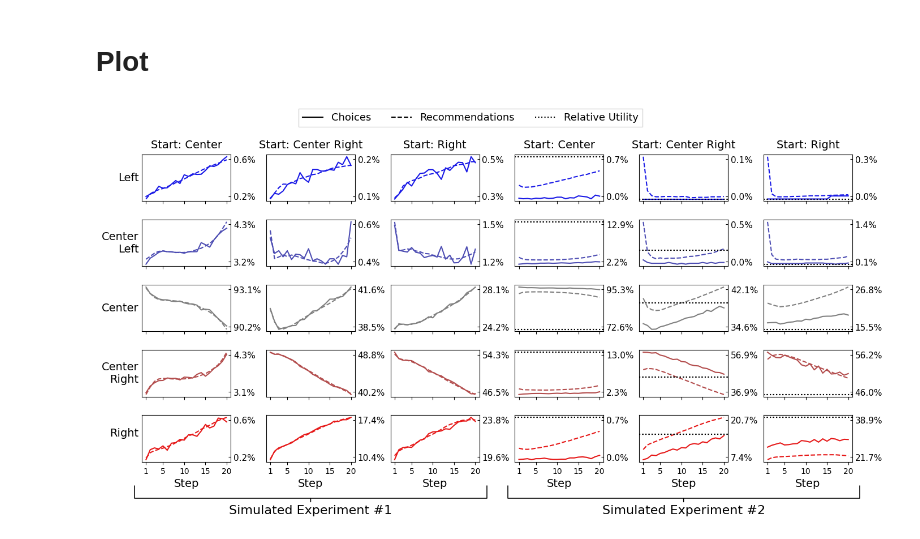
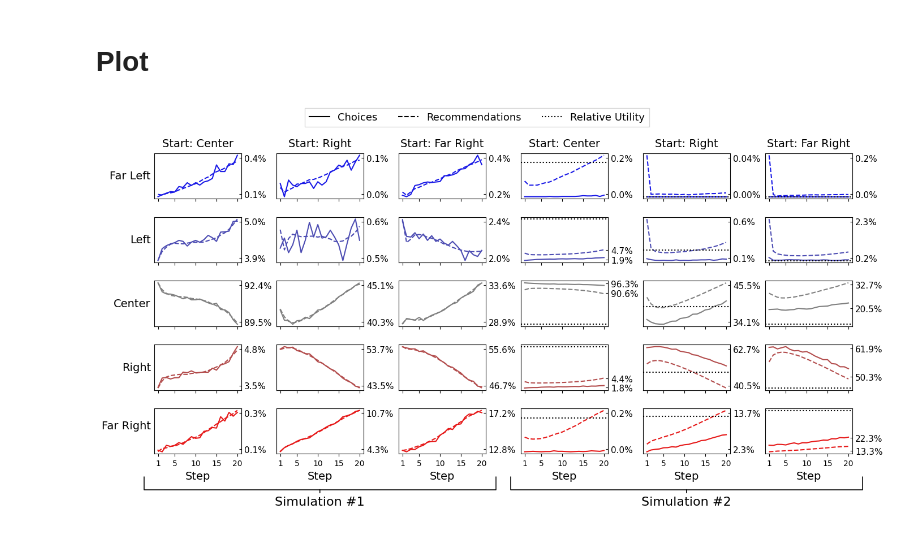
Before and after one commit to epfl-dlab/amplification_paradox, a Jupyter notebook: experiments.ipynb, the cells around one changed output. Saved outputs shown, nothing was run; the diff lists cells and outputs as text; code cells hidden in the pictures.

```diff
--- a/experiments.ipynb
+++ b/experiments.ipynb
@@ -12,5 +16,5 @@ import cfrs
 # %%
-with open("mat.pkl", "rb") as f:
+with open("mat2.pkl", "rb") as f:
     vals = pickle.load(f)
 # %%
 from collections import Counter
@@ -71,20 +75,21 @@ if recompute:
         M, S = tmp["M"], tmp["S"]
         tmp_list_sizes = [0] + list(vals["parameters"]["list_sizes"].cumsum())
         for lower, upper in zip(tmp_list_sizes[:-1], tmp_list_sizes[1:]):
-            for i in range(500):
+            for i in range(300):
                 to_add = [np.random.randint(lower, upper)]
                 topic_start = map_index_to_topic(to_add[0], vals["parameters"]["list_sizes"])
 
                 df = measure_1_round(M, S, to_add, vals["parameters"]["list_sizes"],
-                                     z=20, user_index=0, selection_mode="random")
+                                     z=20, user_index=np.random.randint(0,600),
+                                     selection_mode="random")
                 df["idy"] = i
                 df["sim"] = sim
                 df["topic_start"] = topic_start
                 dfs.append(df)
     dfs1 = pd.concat(dfs)
-    dfs1.to_csv("df_exp.csv.gz", index=False)
+    dfs1.to_csv("df_exp1.csv.gz", index=False)
 else:
-    dfs1 = pd.read_csv("df_exp.csv.gz")
+    dfs1 = pd.read_csv("df_exp1.csv.gz")
 # %% [markdown]
 ## Experiment 2
 # %%
@@ -97,7 +102,7 @@ if recompute:
     for sim in tqdm(range(vals["num_matrices"])):
         tmp = vals["matrices"][sim]
         M, S = tmp["M"], tmp["S"]
-        for i in range(500):
+        for i in range(300 * 6):
             user_index = np.random.randint(0,600)
             tmp_list_sizes = np.array([0] + list(vals["parameters"]["list_sizes"].cumsum()))
             maxval = M.X[user_index, :].argmax()
@@ -119,30 +124,22 @@ if recompute:
             df["topic_start"] = topic_start
             dfs.append(df)
     dfs3 = pd.concat(dfs)
-    dfs3.to_csv("df_exp3.csv.gz", index=False)
+    dfs3.to_csv("df_exp2.csv.gz", index=False)
 else:
-    dfs3 = pd.read_csv("df_exp3.csv.gz")
+    dfs3 = pd.read_csv("df_exp2.csv.gz")
 # %% [markdown]
 # Plot
 # %%
 
-orie_to_low_hi = {
-    "L": (0, 75),
-    "CL": (75, 200),
-    "C": (200, 400),
-    "CR": (400, 525),
-    "R": (525, 600)
-}
+orie_to_low_hi = {'L': (0, 75),
+ 'CL': (75, 200),
+ 'C': (200, 400),
+ 'CR': (400, 525),
+ 'R': (525, 600)}
 
-orie_to_user = {
-    'L': 0,
-    'CL': 140,
-    'C': 300,
-    'CR': 460,
-    'R': 599
-}
 
-fig, axs_ = plt.subplots(5, 6, figsize=(14, 7.4),
+
+fig, axs_ = plt.subplots(5, 6, figsize=(14, 7.252),
                          gridspec_kw={"hspace": 0.4, "wspace": 0.4},
                          sharex=True)
 
@@ -167,11 +164,11 @@ vals_names = np.array(
         'User:C/Measure:R', 'User:CR/Measure:R', 'User:R/Measure:R']]
 )
 
-plt.annotate('Simulated Experiment #1', xy=(0.5, -0.75), xytext=(0.5, -1.05), xycoords=axs_[4, 1].transAxes,
+plt.annotate('Simulation #1', xy=(0.5, -0.75), xytext=(0.5, -1.05), xycoords=axs_[4, 1].transAxes,
             fontsize=16, ha='center', va='center',
             arrowprops=dict(arrowstyle='-[, widthB=14.0, lengthB=1', lw=1.15))
 
-plt.annotate('Simulated Experiment #2', xy=(0.5, -0.75), xytext=(0.5, -1.05), xycoords=axs_[4, 4].transAxes,
+plt.annotate('Simulation #2', xy=(0.5, -0.75), xytext=(0.5, -1.05), xycoords=axs_[4, 4].transAxes,
             fontsize=16, ha='center', va='center',
             arrowprops=dict(arrowstyle='-[, widthB=14.0, lengthB=1', lw=1.15))
 
@@ -190,14 +187,13 @@ color_map = {
 }
 
 ls_map = {
-    "recommendation": "--",
-    "choice": "-",
+    "recommendation": "--", "choice": "-",
 }
-
 
 for dfs, strv_t in zip([dfs3, dfs1], ["User:{}/Measure:{}", "Start:{}/Measure:{}"]):
     for start in ["C", "CR", "R"]:
         tmp_ = dfs[dfs.topic_start == start]
+#         tmp_ = dfs
         for kind in ["recommendation", "choice"]:
             x = tmp_[tmp_.kind == kind].groupby(["idx", "label"]).count().idy.reset_index()
             x_norm = tmp_[tmp_.kind == kind].groupby(["idx"]).count().idy.reset_index()
@@ -209,50 +205,55 @@ for dfs, strv_t in zip([dfs3, dfs1], ["User:{}/Measure:{}", "Start:{}/Measure:{}
                 lo, hi = axs[srtv].get_ylim()
                 diff = (hi-lo) / 10
                 axs[srtv].set_yticks([lo + diff, hi - diff])
-                axs[srtv].set_yticklabels([
-                    "{:.1%}". format(lo + diff),
-                    "{:.1%}". format(hi - diff)
-                ])
-
-                if "User" in strv_t:
+                if (hi + diff) < 0.001:
+                    axs[srtv].set_yticklabels([
+                        "{:.2%}".format(lo + diff),
+                        "{:.2%}".format(hi - diff)
+                    ])
+                else:
+                    axs[srtv].set_yticklabels([
+                        "{:.1%}".format(lo + diff),
+                        "{:.1%}".format(hi - diff)
+                    ])
+                if  kind == "choice" and "Start" not in strv_t:
                     lower, upper = orie_to_low_hi[measure]
                     prop = 0
                     sumprop = 0
 
                     tmp__ =tmp_[(tmp_.kind == "choice") & (tmp_.idx == 0)]
 
                     for useridx, idj in zip(tmp__.user_index,tmp__.sim):
                         prop += vals["matrices"][idj]["M"].X[useridx, lower:upper].sum()
                         sumprop += vals["matrices"][idj]["M"].X[useridx, :].sum()
                     hm =  prop/sumprop
                     axs[srtv].axhline(hm, lw=1.5, ls=":", color="black")
 
-axs_[0, 0].set_ylabel("Left", rotation=0, ha="right", size=14, va="center")
-axs_[1, 0].set_ylabel("Center\nLeft", rotation=0, ha="right", size=14, va="center")
+axs_[0, 0].set_ylabel("Far Left", rotation=0, ha="right", size=14, va="center")
+axs_[1, 0].set_ylabel("Left", rotation=0, ha="right", size=14, va="center")
 axs_[2, 0].set_ylabel("Center", rotation=0, ha="right", size=14, va="center")
-axs_[3, 0].set_ylabel("Center\nRight", rotation=0, ha="right", size=14, va="center")
-axs_[4, 0].set_ylabel("Right", rotation=0, ha="right", size=14)
+axs_[3, 0].set_ylabel("Right", rotation=0, ha="right", size=14, va="center")
+axs_[4, 0].set_ylabel("Far Right", rotation=0, ha="right", size=14)
 axs_[0, 0].set_title("Start: Center", rotation=0, ha="center", size=14, pad=8)
-axs_[0, 1].set_title("Start: Center Right", rotation=0, ha="center", size=14, pad=8)
-axs_[0, 2].set_title("Start: Right", rotation=0, ha="center", size=14, pad=8)
+axs_[0, 1].set_title("Start: Right", rotation=0, ha="center", size=14, pad=8)
+axs_[0, 2].set_title("Start: Far Right", rotation=0, ha="center", size=14, pad=8)
 axs_[0, 3].set_title("Start: Center", rotation=0, ha="center", size=14, pad=8)
-axs_[0, 4].set_title("Start: Center Right", rotation=0, ha="center", size=14, pad=8)
-axs_[0, 5].set_title("Start: Right", rotation=0, ha="center", size=14, pad=8)
+axs_[0, 4].set_title("Start: Right", rotation=0, ha="center", size=14, pad=8)
+axs_[0, 5].set_title("Start: Far Right", rotation=0, ha="center", size=14, pad=8)
 axs_[4, 0].set_xlabel("Step", size=14)
 axs_[4, 1].set_xlabel("Step", size=14)
 axs_[4, 2].set_xlabel("Step", size=14)
 axs_[4, 3].set_xlabel("Step", size=14)
 axs_[4, 4].set_xlabel("Step", size=14)
 axs_[4, 5].set_xlabel("Step", size=14)
 
 for axx in axs_.flatten():
     axx.set_xticks([0, 4, 9, 14, 19])
     axx.set_xticklabels(["1", "5", "10", "15", "20"])
     axx.yaxis.tick_right()
     axx.tick_params(axis="y", direction='in', size=3, labelsize=11)
 
 
-set_size(fig, (14, 7.4))
-fig.savefig("experiment1.pdf", bbox_inches="tight")
+set_size(fig, (14, 7.252))
+fig.savefig("img/experiment.pdf", bbox_inches="tight")
 # %% [output]
-[figure, old version]
+[figure, new version]
```
Also changed, not shown: parts of 1 cell of this notebook, 6 other files.
